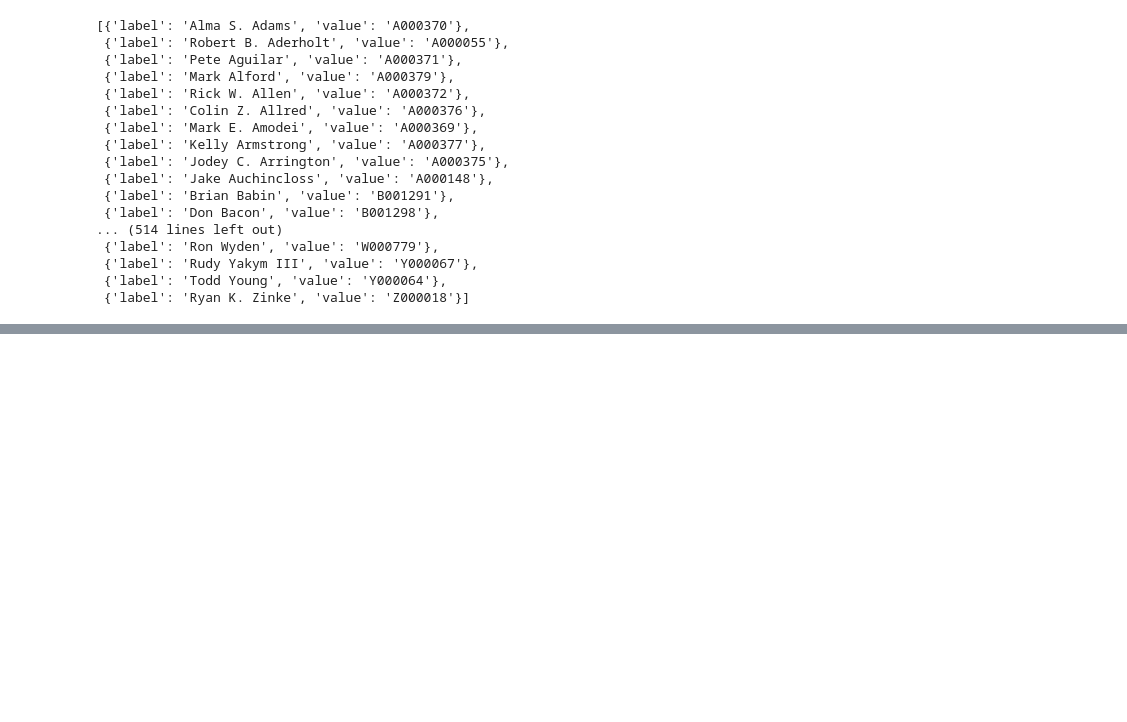
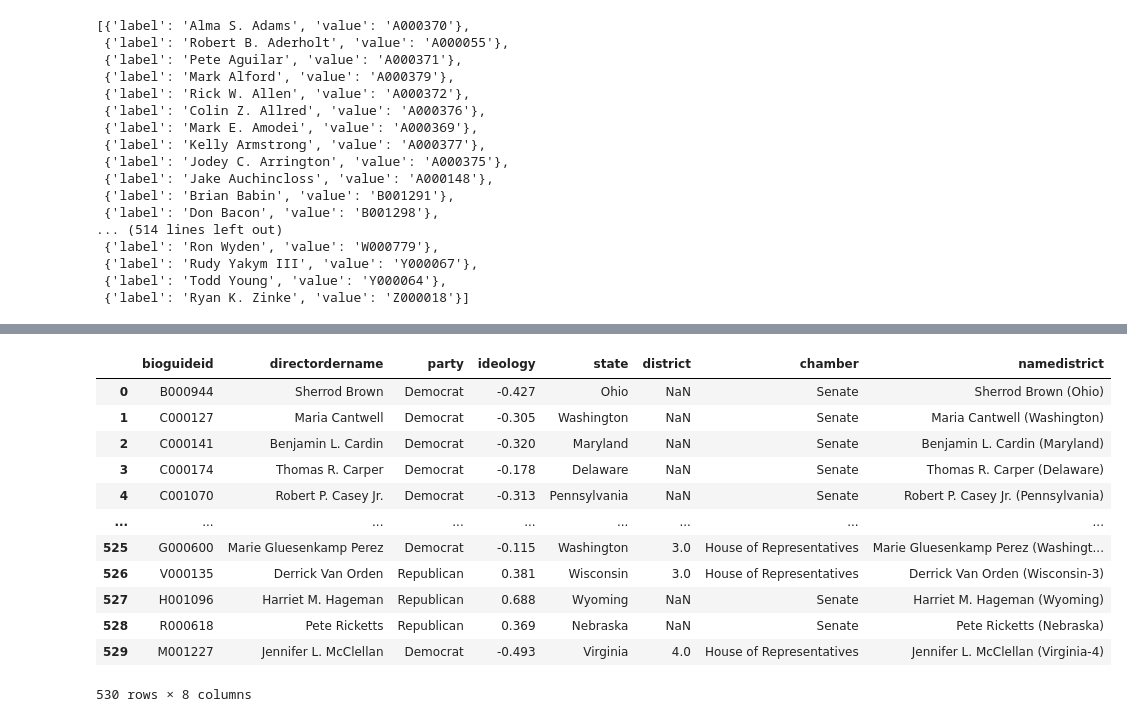
Before and after one commit to zgrayblue/contrans2023, a Jupyter notebook: dashboard.ipynb, the cells around one changed output, grey strips where cells are left out. Cells and saved outputs as stored; diff of their text form; code cells hidden in the pictures; blank space fills up the shorter version.

```diff
--- a/dashboard.ipynb
+++ b/dashboard.ipynb
@@ -48,0 +55,14 @@ member_list
+# %%
+myquery = '''
+SELECT bioguideid,
+    directordername,
+    party,
+    ideology,
+    state,
+    district
+FROM members
+'''
+
+ideo_df = pd.read_sql_query(myquery, con=engine)
+ideo_df['chamber'] = ideo_df['district'].isnull()
+ideo_df['chamber'] = ideo_df['chamber'].replace({True: 'Senate', False: 'House of Representatives'})
@@ -48,0 +85,25 @@ member_list
+# %%
+ideo_df['namedistrict'] = [n + ' (' + s + ')' if c=='Senate'
+     else n + ' (' + s + '-' + str(int(d)) + ')'
+ for n,s,c,d in zip(ideo_df['directordername'], ideo_df['state'], ideo_df['chamber'], ideo_df['district'])]
+ideo_df['party'] = ideo_df['party'].replace({
+    'D': 'Democrat',
+    'R': 'Republican',
+    'I': 'Independent'
+})
+# %%
+ideo_df
+# %% [output]
+|  | bioguideid | directordername | party | ideology | state | district | chamber | namedistrict |
+| 0 | B000944 | Sherrod Brown | Democrat | -0.427 | Ohio | NaN | Senate | Sherrod Brown (Ohio) |
+| 1 | C000127 | Maria Cantwell | Democrat | -0.305 | Washington | NaN | Senate | Maria Cantwell (Washington) |
+| 2 | C000141 | Benjamin L. Cardin | Democrat | -0.320 | Maryland | NaN | Senate | Benjamin L. Cardin (Maryland) |
+| 3 | C000174 | Thomas R. Carper | Democrat | -0.178 | Delaware | NaN | Senate | Thomas R. Carper (Delaware) |
+| 4 | C001070 | Robert P. Casey Jr. | Democrat | -0.313 | Pennsylvania | NaN | Senate | Robert P. Casey Jr. (Pennsylvania) |
+| ... | ... | ... | ... | ... | ... | ... | ... | ... |
+| 525 | G000600 | Marie Gluesenkamp Perez | Democrat | -0.115 | Washington | 3.0 | House of Representatives | Marie Gluesenkamp Perez (Washingt... |
+| 526 | V000135 | Derrick Van Orden | Republican | 0.381 | Wisconsin | 3.0 | House of Representatives | Derrick Van Orden (Wisconsin-3) |
+| 527 | H001096 | Harriet M. Hageman | Republican | 0.688 | Wyoming | NaN | Senate | Harriet M. Hageman (Wyoming) |
+| 528 | R000618 | Pete Ricketts | Republican | 0.369 | Nebraska | NaN | Senate | Pete Ricketts (Nebraska) |
+| 529 | M001227 | Jennifer L. McClellan | Democrat | -0.493 | Virginia | 4.0 | House of Representatives | Jennifer L. McClellan (Virginia-4) |
+530 rows × 8 columns
```
Also changed, not shown: parts of 6 cells of this notebook.
